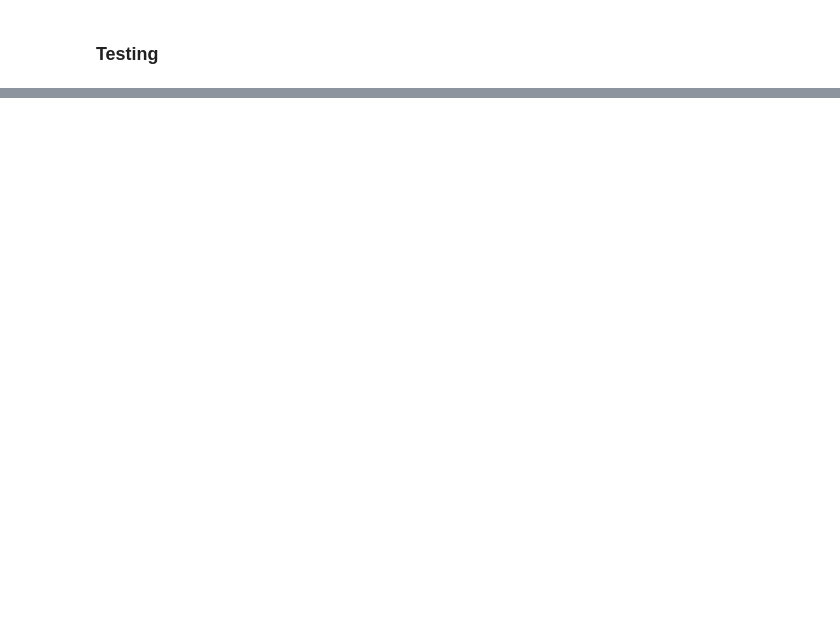
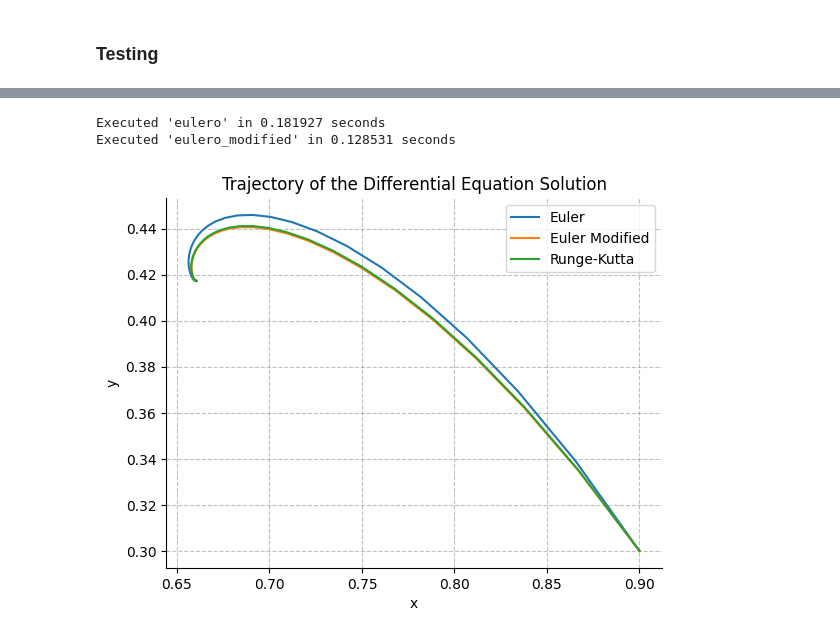
Before and after one commit to Jac-Zac/Dynamic_Systems_Project, a Jupyter notebook: phase_diagram.ipynb, the cells around one changed output, grey strips where cells are left out. Cells and saved outputs as stored; diff of their text form; code cells hidden in the pictures; blank space fills up the shorter version.

```diff
--- a/phase_diagram.ipynb
+++ b/phase_diagram.ipynb
@@ -230,0 +261,33 @@ interact(plot_phase_diagram_solutions, f=f, dt=dt_slider, final_time=final_time_
+# %%
+# g = f^-1
+@njit(cache=True)
+def g(x) -> np.ndarray[float64]:
+
+    # Define the value for a and b
+    a = 1.0
+    b = 2.0
+
+    # Define the equations
+    u = x[0] * (3 - b * x[1])/(2*a) - np.sqrt((b*x[1] - 3)**2 - 4 * a * x[0])/2*a
+    v = x[1] * (-x[0] + 2 * x[1] - x[1]**2)/x[1]
+    return np.array([u, v])
+
+x0 = np.array([0.9, 0.3])
+
+# Delta time
+dt = -0.1
+
+# Final time
+final_time = -10
+
+x = plot_solution(g, x0, dt=dt, final_time=final_time, rk_only= False)
+# The number of step is automatically computed the function is also inside eqdiff_solver
+# plot_phase_diagram_solutions(g, dt=dt, final_time=final_time, num=25)
+
+# Close all open figures
+#plt.close('all')
+x
+# %% [output]
+Executed 'eulero' in 0.181927 seconds
+Executed 'eulero_modified' in 0.128531 seconds
+[figure, added]
```
Also changed, not shown: parts of 7 cells of this notebook, 1 other file.
